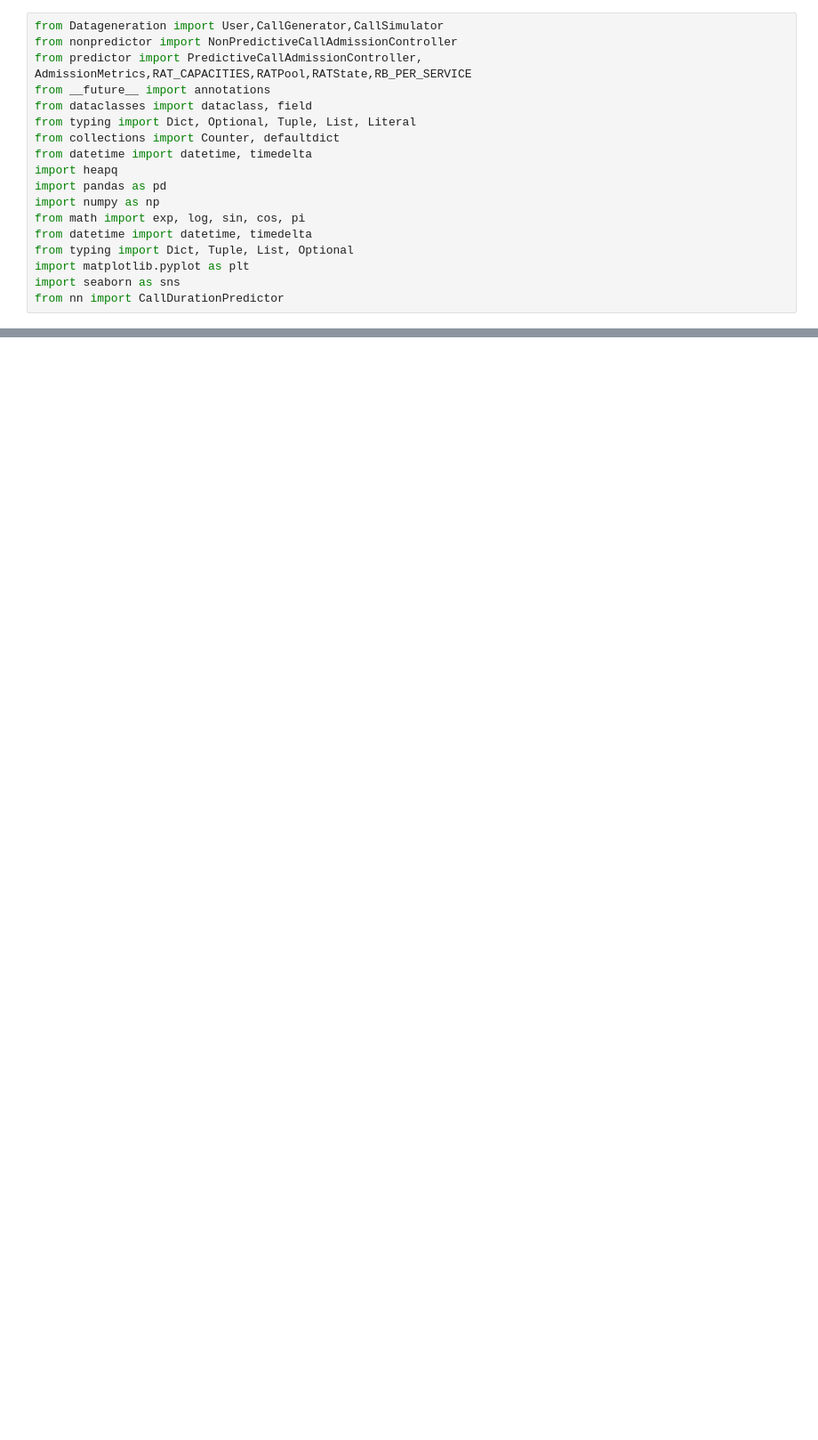
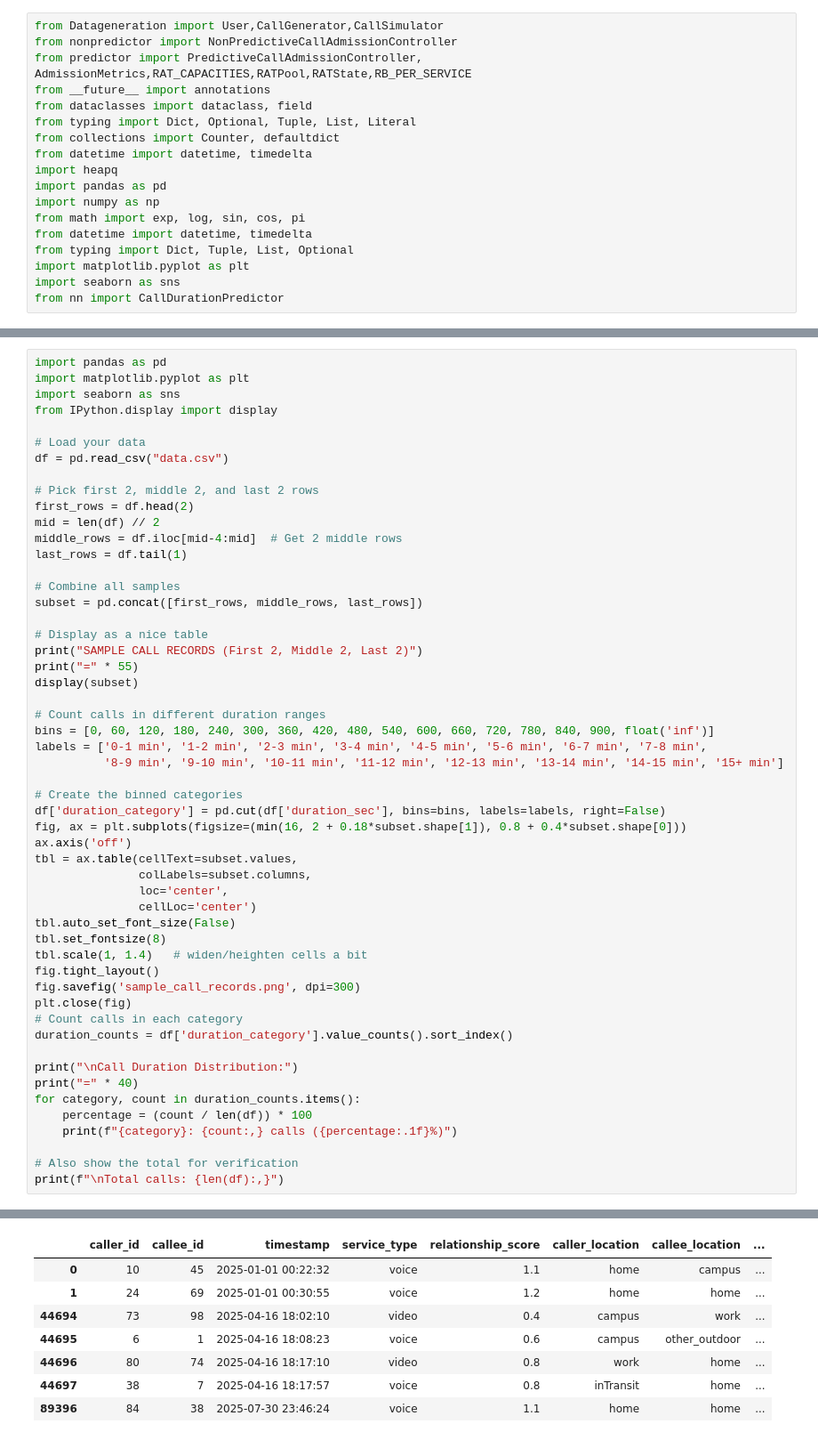
Before and after one commit to Delicia-D/6G-NetworkModel, a Jupyter notebook: notebook.ipynb, the cells around one changed output, grey strips where cells are left out. Shown at 89% size. Saved outputs shown, nothing was run; the diff lists cells and outputs as text; blank space fills up the shorter version.

```diff
--- a/notebook.ipynb
+++ b/notebook.ipynb
@@ -18,0 +149,54 @@ from nn import CallDurationPredictor
+# %%
+import pandas as pd
+import matplotlib.pyplot as plt
+import seaborn as sns
+from IPython.display import display
+
+# Load your data
+df = pd.read_csv("data.csv")
+
+# Pick first 2, middle 2, and last 2 rows
+first_rows = df.head(2)
+mid = len(df) // 2
+middle_rows = df.iloc[mid-4:mid]  # Get 2 middle rows
+last_rows = df.tail(1)
+
+# Combine all samples
+subset = pd.concat([first_rows, middle_rows, last_rows])
+
+# Display as a nice table
+print("SAMPLE CALL RECORDS (First 2, Middle 2, Last 2)")
+print("=" * 55)
+display(subset)
+
+# Count calls in different duration ranges
+bins = [0, 60, 120, 180, 240, 300, 360, 420, 480, 540, 600, 660, 720, 780, 840, 900, float('inf')]
+labels = ['0-1 min', '1-2 min', '2-3 min', '3-4 min', '4-5 min', '5-6 min', '6-7 min', '7-8 min',
+          '8-9 min', '9-10 min', '10-11 min', '11-12 min', '12-13 min', '13-14 min', '14-15 min', '15+ min']
+
+# Create the binned categories
+df['duration_category'] = pd.cut(df['duration_sec'], bins=bins, labels=labels, right=False)
+fig, ax = plt.subplots(figsize=(min(16, 2 + 0.18*subset.shape[1]), 0.8 + 0.4*subset.shape[0]))
+ax.axis('off')
+tbl = ax.table(cellText=subset.values,
+               colLabels=subset.columns,
+               loc='center',
+               cellLoc='center')
+tbl.auto_set_font_size(False)
+tbl.set_fontsize(8)
+tbl.scale(1, 1.4)   # widen/heighten cells a bit
+fig.tight_layout()
+fig.savefig('sample_call_records.png', dpi=300)
+plt.close(fig)
+# Count calls in each category
+duration_counts = df['duration_category'].value_counts().sort_index()
+
+print("\nCall Duration Distribution:")
+print("=" * 40)
+for category, count in duration_counts.items():
+    percentage = (count / len(df)) * 100
+    print(f"{category}: {count:,} calls ({percentage:.1f}%)")
+
+# Also show the total for verification
+print(f"\nTotal calls: {len(df):,}")
+# %% [output]
@@ -18,0 +205,8 @@ from nn import CallDurationPredictor
+|  | caller_id | callee_id | timestamp | service_type | relationship_score | caller_location | callee_location | ... |
+| 0 | 10 | 45 | 2025-01-01 00:22:32 | voice | 1.1 | home | campus | ... |
+| 1 | 24 | 69 | 2025-01-01 00:30:55 | voice | 1.2 | home | home | ... |
+| 44694 | 73 | 98 | 2025-04-16 18:02:10 | video | 0.4 | campus | work | ... |
+| 44695 | 6 | 1 | 2025-04-16 18:08:23 | voice | 0.6 | campus | other_outdoor | ... |
+| 44696 | 80 | 74 | 2025-04-16 18:17:10 | video | 0.8 | work | home | ... |
+| 44697 | 38 | 7 | 2025-04-16 18:17:57 | voice | 0.8 | inTransit | home | ... |
+| 89396 | 84 | 38 | 2025-07-30 23:46:24 | voice | 1.1 | home | home | ... |
```
Also changed, not shown: parts of 26 cells of this notebook.
